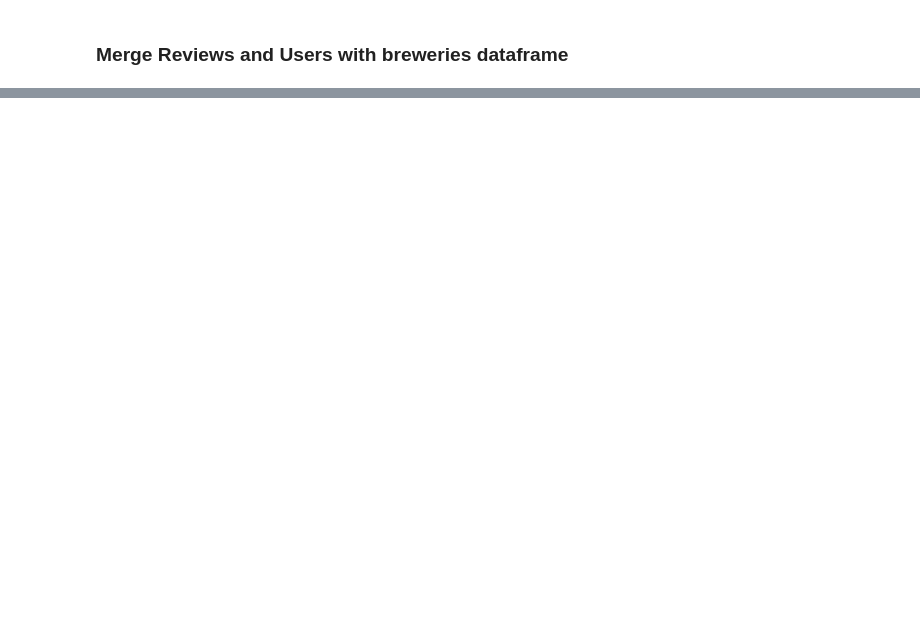
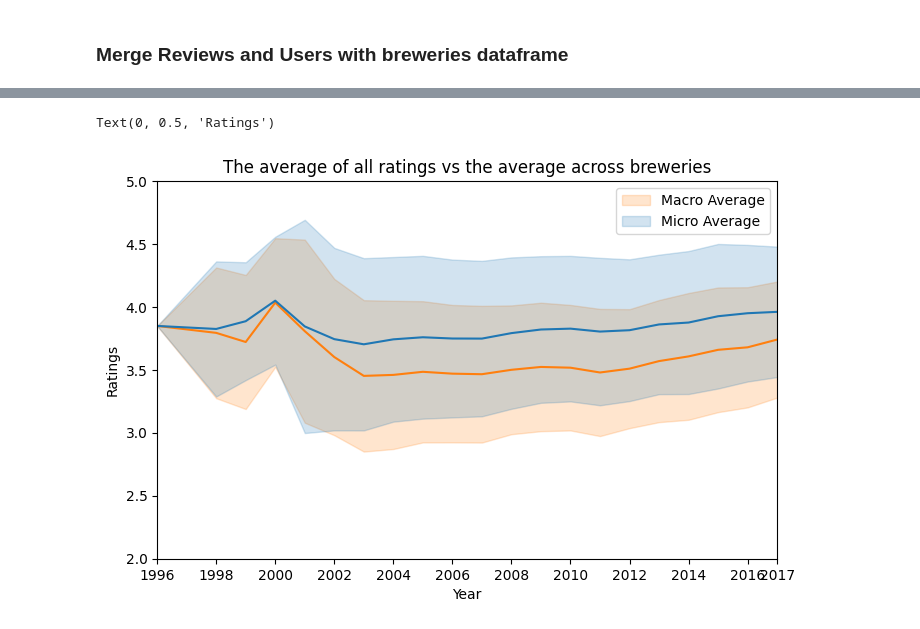
Before and after one commit to epfl-ada/ada-2023-project-todolegax, a Jupyter notebook: P2_initial_analysis.ipynb, the cells around one changed output, grey strips where cells are left out. Drawn from its saved outputs; the diff is of its cells as text; code cells hidden in the pictures; blank space fills up the shorter version.

```diff
--- a/P2_initial_analysis.ipynb
+++ b/P2_initial_analysis.ipynb
@@ -1310,0 +1395,36 @@ dtype: int64
+# %%
+# statistics for visualization
+stats_by_year = pd.DataFrame({
+    'year': merged_year.date_review_year,
+        'macro_average': merged_year.macro_avg_brewery_rating,
+        'macro_std': merged_year.brewery_avg_rating_list.apply(lambda x: np.std(x)),
+        'micro_average': merged_year.micro_avg_rating,
+        'micro_std': merged_year.ratings.apply(lambda x: np.std(x)),
+        'nbr_reviews': merged_year.nbr_reviews,
+        'average_nbr_reviews': merged_year.brewery_nbr_reviews.apply(lambda x: np.mean(x)),
+        'nbr_reviews_std': merged_year.brewery_nbr_reviews.apply(lambda x: np.std(x)),
+        'nbr_reviews_percentage': merged_year[['nbr_reviews','brewery_nbr_reviews']].apply(lambda x: [y / x['nbr_reviews'] for y in x['brewery_nbr_reviews']], axis=1)
+})
+stats_by_year['percentage_mean'] = stats_by_year.nbr_reviews_percentage.apply(lambda x: np.mean(x))
+stats_by_year['percentage_median'] = stats_by_year.nbr_reviews_percentage.apply(lambda x: np.median(x))
+stats_by_year['percentage_std'] = stats_by_year.nbr_reviews_percentage.apply(lambda x: np.std(x))
+stats_by_year['nbr_brewery'] = stats_by_year.nbr_reviews_percentage.apply(lambda x: len(x))
+# %%
+plt.figure(figsize=(8, 5), dpi=100)
+plt.fill_between(stats_by_year.year, stats_by_year.macro_average - stats_by_year.macro_std,
+                 stats_by_year.macro_average + stats_by_year.macro_std, alpha = 0.2, color = 'C1')
+plt.plot(stats_by_year.year, stats_by_year.macro_average, color = 'C1', label='_nolegend_')
+plt.fill_between(stats_by_year.year, stats_by_year.micro_average - stats_by_year.micro_std,
+                 stats_by_year.micro_average + stats_by_year.micro_std, alpha = 0.2, color = 'C0')
+line_micro = plt.plot(stats_by_year.year, stats_by_year.micro_average, color = 'C0', label='_nolegend_')
+
+plt.ylim([2, 5])
+plt.xlim([1996, 2017])
+plt.xticks([1996,1998,2000,2002,2004,2006,2008,2010,2012,2014,2016,2017])
+plt.legend(['Macro Average','Micro Average'])
+plt.title('The average of all ratings vs the average across breweries')
+plt.xlabel('Year')
+plt.ylabel('Ratings')
+# %% [output]
+Text(0, 0.5, 'Ratings')
+[figure, added]
```
Also changed, not shown: parts of 24 cells of this notebook, 1 other file.
